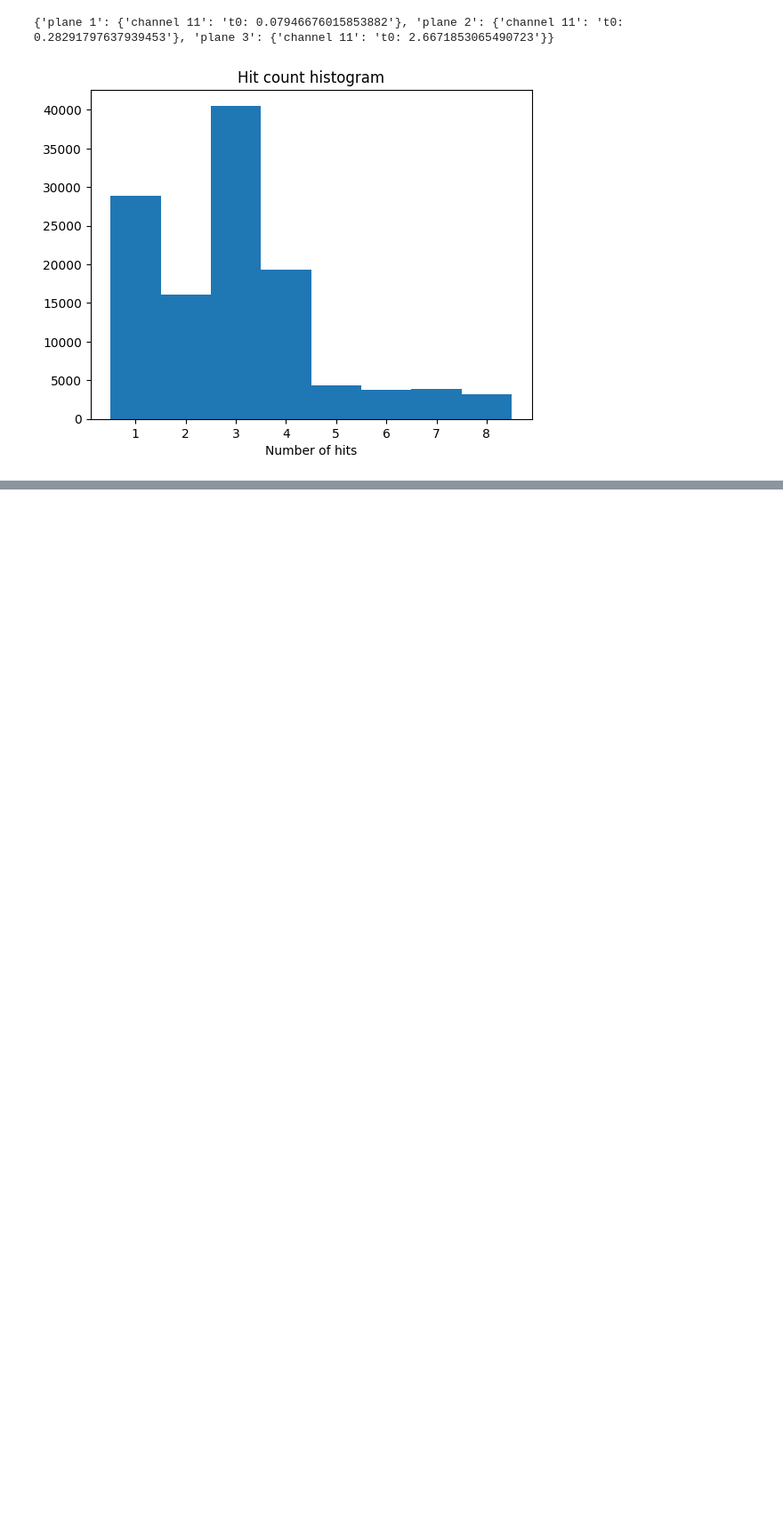
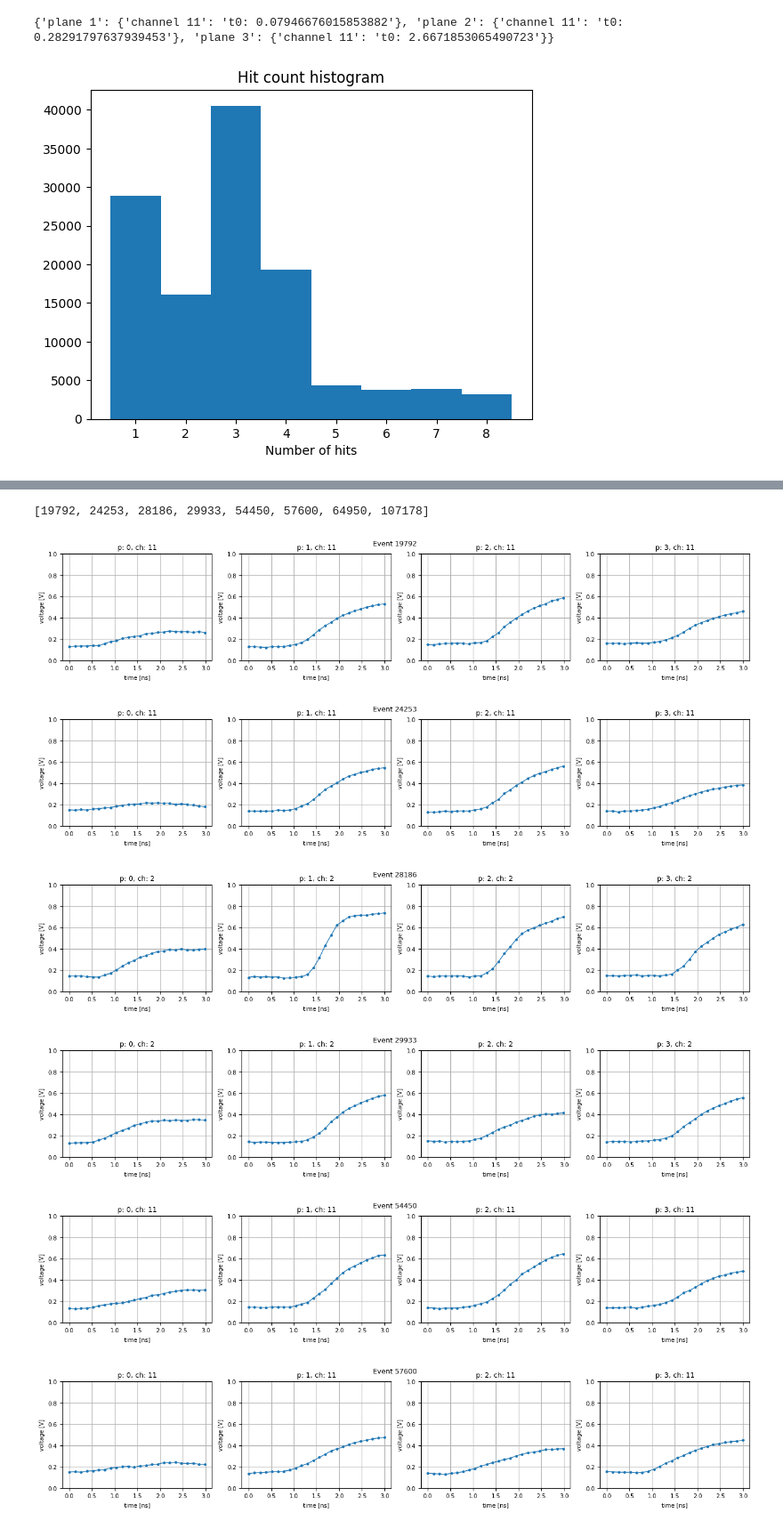
Before and after one commit to MatiXOfficial/pps-timing-ml, a Jupyter notebook: notebooks/dataset/convert_input.ipynb, the cells around one changed output, grey strips where cells are left out. Shown at 89% size. Saved outputs shown, nothing was run; the diff lists cells and outputs as text; code cells hidden in the pictures; blank space fills up the shorter version.

```diff
--- a/notebooks/dataset/convert_input.ipynb
+++ b/notebooks/dataset/convert_input.ipynb
@@ -100,0 +101,37 @@ file_raw.close()
+# %%
+events_to_view = []
+for event, event_data in original_dataset.items():
+    if event_data.get_plane_count() == 4 and event_data.get_hit_count() == 4:
+        events_to_view.append(event)
+    if len(events_to_view) == 8:
+        break
+
+events_to_view
+# %% [output]
+[19792, 24253, 28186, 29933, 54450, 57600, 64950, 107178]
+# %%
+for event in events_to_view:
+    plt.figure(figsize=(16, 2.5))
+    plt.rc('font', size=7.5)
+
+    for i, (plane, channel, wav_data) in enumerate(original_dataset[event].get_all_waveforms()):
+        plt.subplot(1, 4, i + 1)
+        plt.plot(wav_data.series[0], wav_data.series[1], marker='.', linewidth=1, markersize=5)
+        plt.ylim(0, 1)
+        plt.title(f'p: {plane}, ch: {channel}')
+        plt.xlabel('time [ns]')
+        plt.ylabel('voltage [V]')
+        plt.grid()
+
+    # plt.tight_layout()
+    # plt.subplots_adjust(top=0.85)
+    plt.suptitle(f'Event {event}')
+
+    plt.show()
+# %% [output]
+[figure, added]
+[figure, added]
+[figure, added]
+[figure, added]
+[figure, added]
+[figure, added]
```
Also changed, not shown: parts of 5 cells of this notebook.
